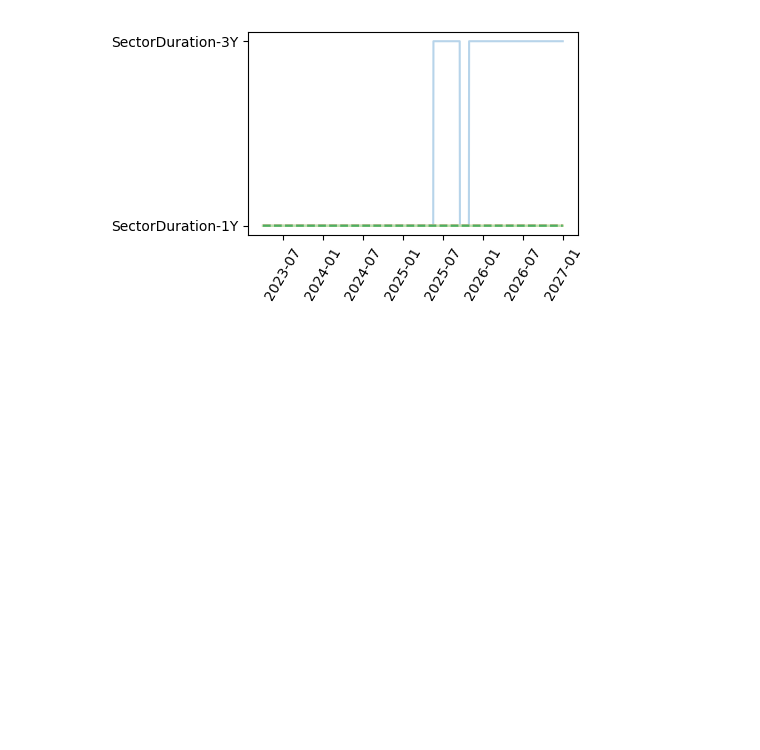
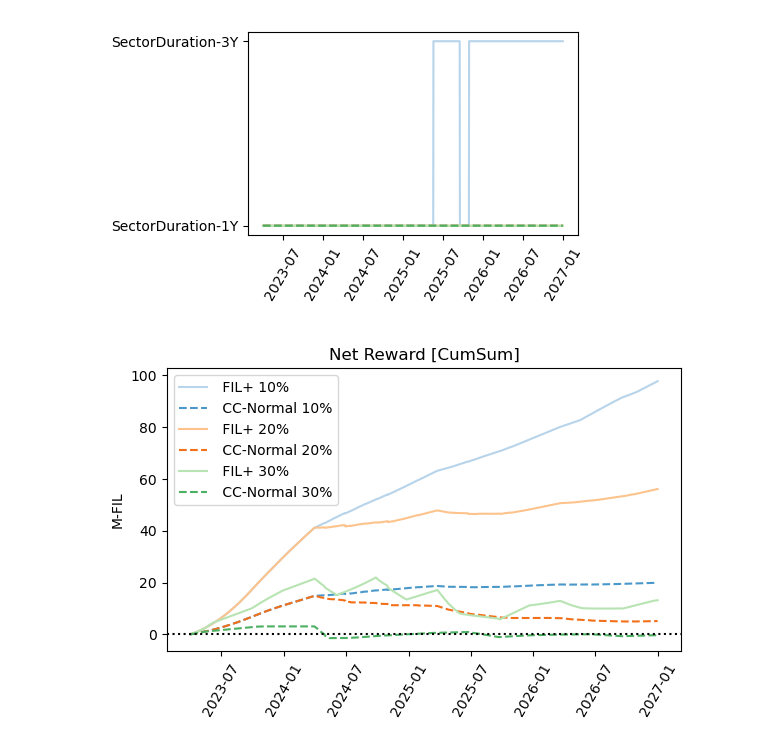
Before and after one commit to protocol/filecoin-agent-twin, a Jupyter notebook: notebooks/experiments/slides_exp2.ipynb, the cells around one changed output. Saved outputs shown, nothing was run; the diff lists cells and outputs as text; code cells hidden in the pictures; blank space fills up the shorter version.

```diff
--- a/notebooks/experiments/slides_exp2.ipynb
+++ b/notebooks/experiments/slides_exp2.ipynb
@@ -189,3 +189,39 @@ plt.tight_layout()
 plt.savefig(os.path.join(save_dir, 'exp2_duration_selection.png'))
 # %% [output]
 [figure]
+# %%
+plt.figure(figsize=(6,4))
+
+plt_kwargs_list = [
+    [{'color': blues(0.3)}, {'color': blues(0.6), 'linestyle':'--'}, {'color': blues(0.8), 'linestyle':':'}],
+    [{'color': oranges(0.3)}, {'color': oranges(0.6), 'linestyle':'--'}, {'color': oranges(0.8), 'linestyle':':'}],
+    [{'color': greens(0.3)}, {'color': greens(0.6), 'linestyle':'--'}, {'color': greens(0.8), 'linestyle':':'}],
+]
+per_agent_label_list = ['FIL+', 'CC-Normal', 'CC-RiskAverse']
+
+keys = ['reward_FIL', 'pledge_interest_payment_FIL']
+def compute_net_reward_FIL(key_data):
+    net_reward_FIL = key_data['reward_FIL'].cumsum() - key_data['pledge_interest_payment_FIL'].cumsum()
+    return net_reward_FIL/1_000_000
+for ii, e in enumerate(experiment_dirs):
+    exp_name = experiment_names[ii]
+    plot_utils.plot_agent(
+        results_root_dir,
+        ['reward_FIL', 'pledge_interest_payment_FIL'], e,
+               x_post_process=plot_utils.x_post_fn,
+               y_post_process=compute_net_reward_FIL,
+               df_name='accounting_df',
+               label_postpend=exp_name,
+               per_agent_label_list=per_agent_label_list,
+               plot_kwargs_list=plt_kwargs_list[ii],
+               min_date = min_agent_plot_date, max_date = max_agent_plot_date,
+              )
+plt.title('Net Reward [CumSum]')
+plt.ylabel('M-FIL')
+plt.legend(fontsize=10)
+plt.axhline(0, color='k', linestyle=':')
+
+plt.tight_layout()
+plt.savefig(os.path.join(save_dir, 'rewards_sensitivity_cc_more_risk.png'))
+# %% [output]
+[figure, added]
```
Also changed, not shown: 14 other files.
